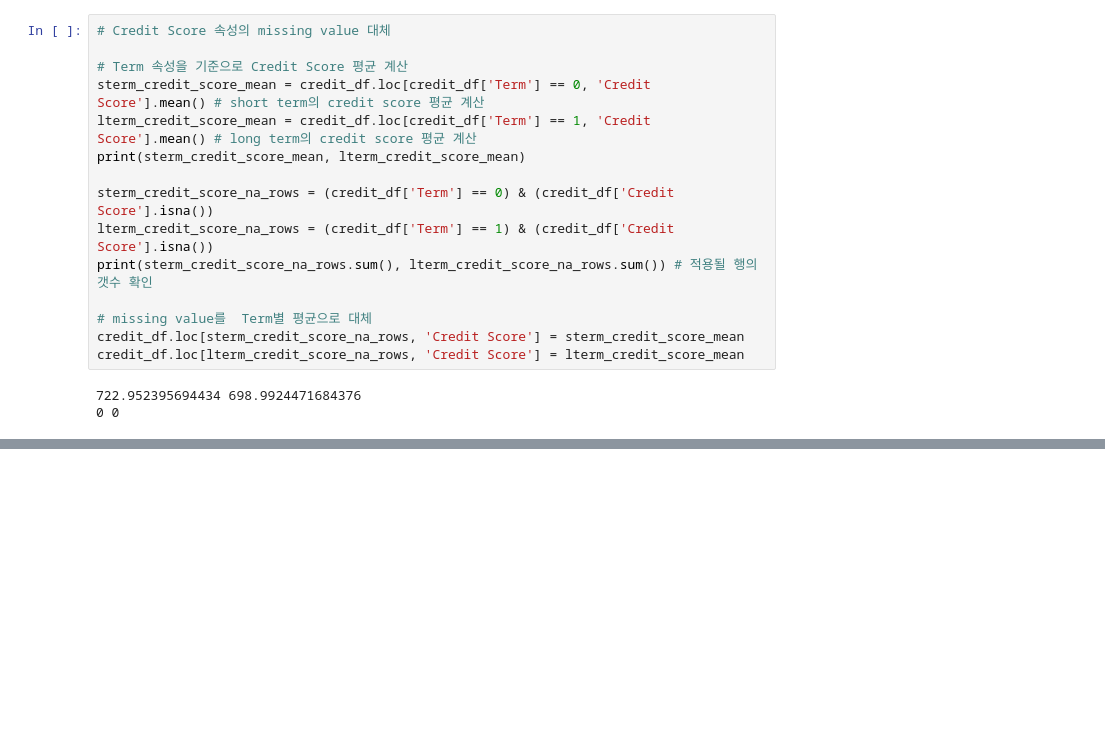
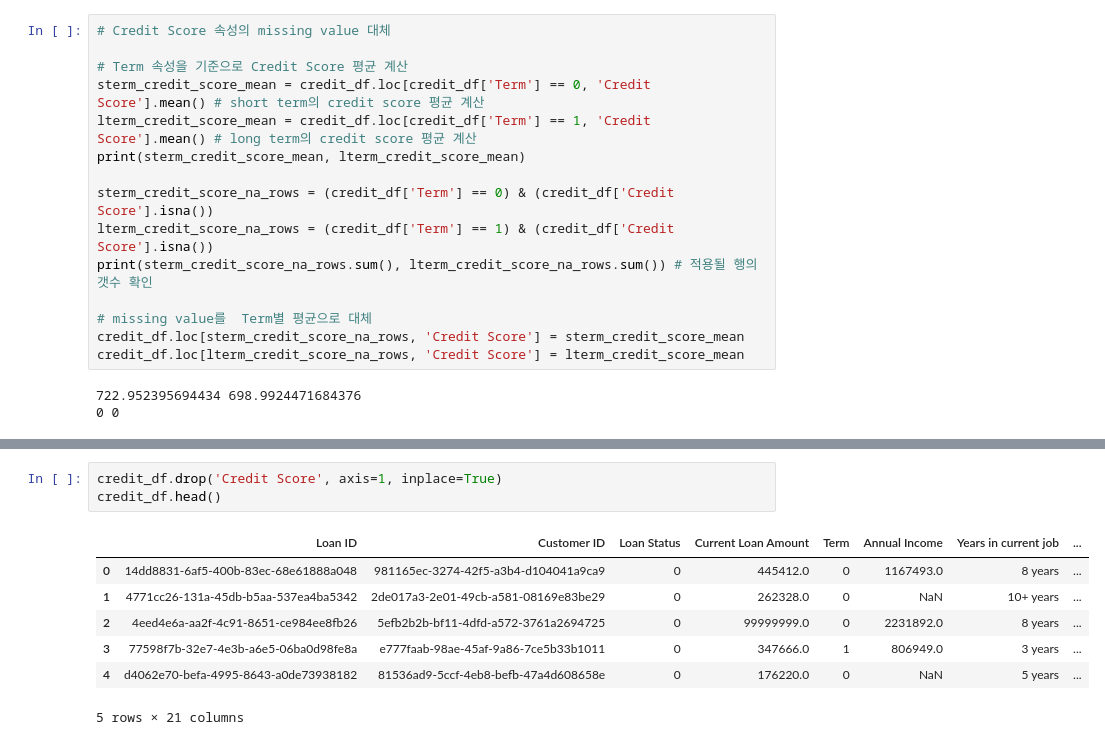
Before and after one commit to shared-repo/ssac-academy, a Jupyter notebook: workspace/code-workspace/ml/h.example.ipynb, the cells around one changed output, grey strips where cells are left out. Saved outputs shown, nothing was run; the diff lists cells and outputs as text; blank space fills up the shorter version.

```diff
--- a/workspace/code-workspace/ml/h.example.ipynb
+++ b/workspace/code-workspace/ml/h.example.ipynb
@@ -288,0 +323,11 @@ Length: 100000, dtype: bool
+# %%
+credit_df.drop('Credit Score', axis=1, inplace=True)
+credit_df.head()
+# %% [output]
+|  | Loan ID | Customer ID | Loan Status | Current Loan Amount | Term | Annual Income | Years in current job | ... |
+| 0 | 14dd8831-6af5-400b-83ec-68e61888a048 | 981165ec-3274-42f5-a3b4-d104041a9ca9 | 0 | 445412.0 | 0 | 1167493.0 | 8 years | ... |
+| 1 | 4771cc26-131a-45db-b5aa-537ea4ba5342 | 2de017a3-2e01-49cb-a581-08169e83be29 | 0 | 262328.0 | 0 | NaN | 10+ years | ... |
+| 2 | 4eed4e6a-aa2f-4c91-8651-ce984ee8fb26 | 5efb2b2b-bf11-4dfd-a572-3761a2694725 | 0 | 99999999.0 | 0 | 2231892.0 | 8 years | ... |
+| 3 | 77598f7b-32e7-4e3b-a6e5-06ba0d98fe8a | e777faab-98ae-45af-9a86-7ce5b33b1011 | 0 | 347666.0 | 1 | 806949.0 | 3 years | ... |
+| 4 | d4062e70-befa-4995-8643-a0de73938182 | 81536ad9-5ccf-4eb8-befb-47a4d608658e | 0 | 176220.0 | 0 | NaN | 5 years | ... |
+5 rows × 21 columns
```
Also changed, not shown: parts of 6 cells of this notebook.
